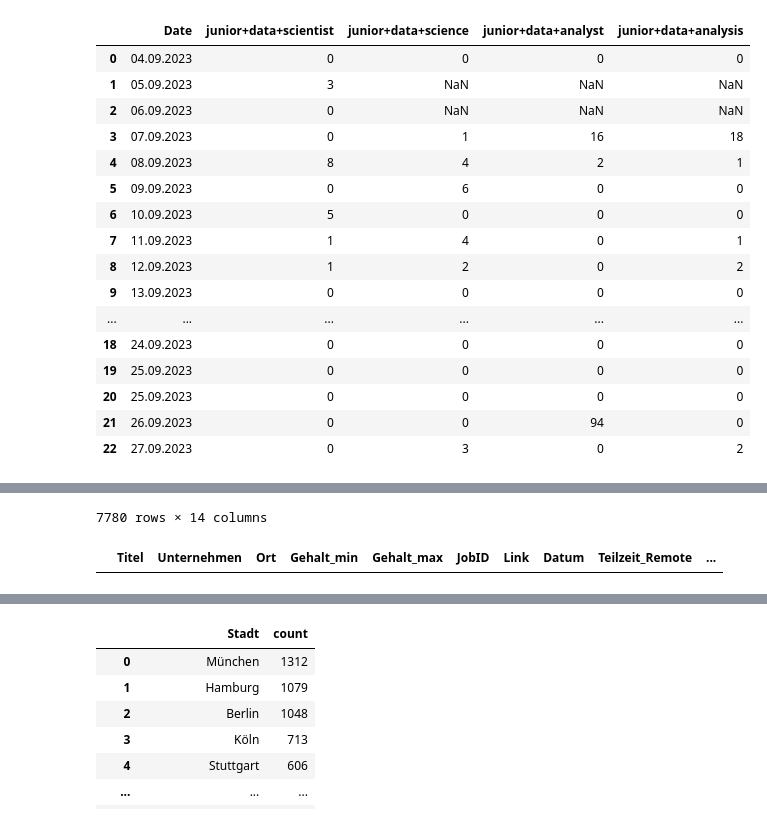
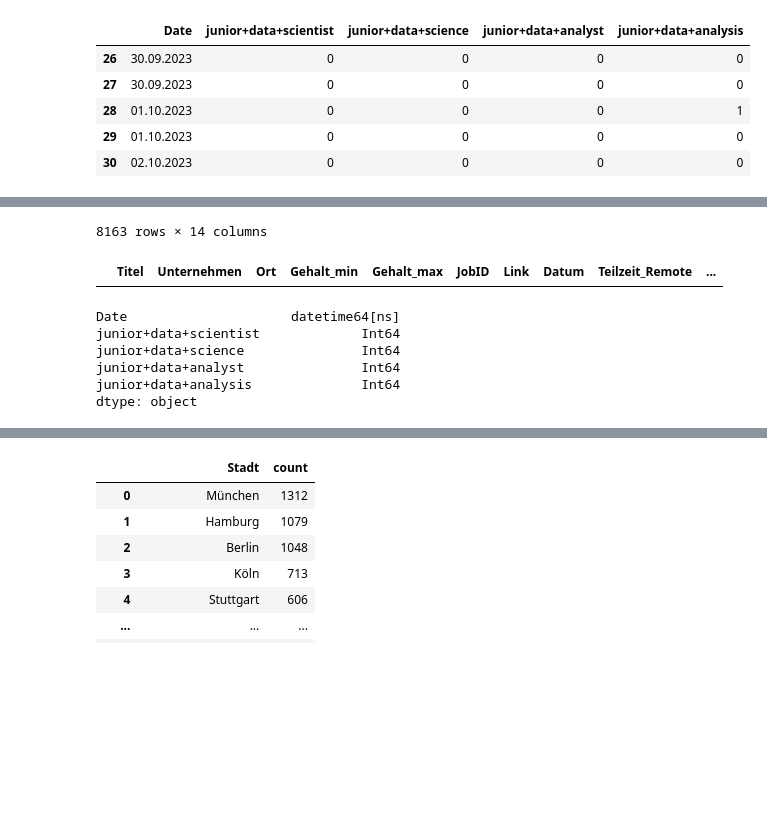
Before and after one commit to tim-hilde/Data-Science-Jobs, a Jupyter notebook: analysis.ipynb, the cells around one changed output, grey strips where cells are left out. Cells and saved outputs as stored; diff of their text form; code cells hidden in the pictures; blank space fills up the shorter version.

Commit message:
added analysis

```diff
--- a/analysis.ipynb
+++ b/analysis.ipynb
@@ -1,27 +1,17 @@
 # %%
 import pandas as pd
+
 stats = pd.read_pickle("../Data Mining/data/statistics.pkl")
 jobs_df = pd.read_pickle("../Data Mining/data/jobs.pkl")
-display(stats)
+display(stats.tail())
 display(jobs_df)
 # %% [output]
 |  | Date | junior+data+scientist | junior+data+science | junior+data+analyst | junior+data+analysis |
-| 0 | 04.09.2023 | 0 | 0 | 0 | 0 |
-| 1 | 05.09.2023 | 3 | NaN | NaN | NaN |
-| 2 | 06.09.2023 | 0 | NaN | NaN | NaN |
-| 3 | 07.09.2023 | 0 | 1 | 16 | 18 |
-| 4 | 08.09.2023 | 8 | 4 | 2 | 1 |
-| 5 | 09.09.2023 | 0 | 6 | 0 | 0 |
-| 6 | 10.09.2023 | 5 | 0 | 0 | 0 |
-| 7 | 11.09.2023 | 1 | 4 | 0 | 1 |
-| 8 | 12.09.2023 | 1 | 2 | 0 | 2 |
-| 9 | 13.09.2023 | 0 | 0 | 0 | 0 |
-| ... | ... | ... | ... | ... | ... |
-| 18 | 24.09.2023 | 0 | 0 | 0 | 0 |
-| 19 | 25.09.2023 | 0 | 0 | 0 | 0 |
-| 20 | 25.09.2023 | 0 | 0 | 0 | 0 |
-| 21 | 26.09.2023 | 0 | 0 | 94 | 0 |
-| 22 | 27.09.2023 | 0 | 3 | 0 | 2 |
+| 26 | 30.09.2023 | 0 | 0 | 0 | 0 |
+| 27 | 30.09.2023 | 0 | 0 | 0 | 0 |
+| 28 | 01.10.2023 | 0 | 0 | 0 | 1 |
+| 29 | 01.10.2023 | 0 | 0 | 0 | 0 |
+| 30 | 02.10.2023 | 0 | 0 | 0 | 0 |
 |  | Titel | Unternehmen | Ort | Gehalt_min | Gehalt_max | JobID | Link | Datum | Teilzeit_Remote | ... |
 | 0 | (Junior) Data Scientist (m/w/d) | KMH GmbH | Köln | 4032 | 5726 | 57650956 | https://www.stepstone.de/stellena... | 2023-09-04 | Vollzeit, Teilzeit, Home Office m... | ... |
 | 1 | Junior Data Scientist (m/w/d) | TUI Cruises GmbH | Hamburg | 3548 | 5081 | 57605321 | https://www.stepstone.de/stellena... | 2023-09-04 | Vollzeit, Home Office möglich | ... |
@@ -37,6 +27,20 @@ display(jobs_df)
-7780 rows × 14 columns
+8163 rows × 14 columns
 # %%
 jobs_err = jobs_df[(jobs_df["Teilzeit_Remote"] == "-") & (jobs_df["Introduction"] == "")]
 jobs_err
 # %% [output]
 |  | Titel | Unternehmen | Ort | Gehalt_min | Gehalt_max | JobID | Link | Datum | Teilzeit_Remote | ... |
+# %%
+stats["junior+data+scientist"] = stats["junior+data+scientist"].astype("Int64")
+stats["junior+data+science"] = stats["junior+data+science"].astype("Int64")
+stats["junior+data+analyst"] = stats["junior+data+analyst"].astype("Int64")
+stats["junior+data+analysis"] = stats["junior+data+analysis"].astype("Int64")
+stats["Date"] = pd.to_datetime(stats["Date"], format="%d.%m.%Y")
+display(stats.dtypes)
+# %% [output]
+Date                     datetime64[ns]
+junior+data+scientist             Int64
+junior+data+science               Int64
+junior+data+analyst               Int64
+junior+data+analysis              Int64
+dtype: object
```
Also changed, not shown: parts of 21 cells of this notebook.
